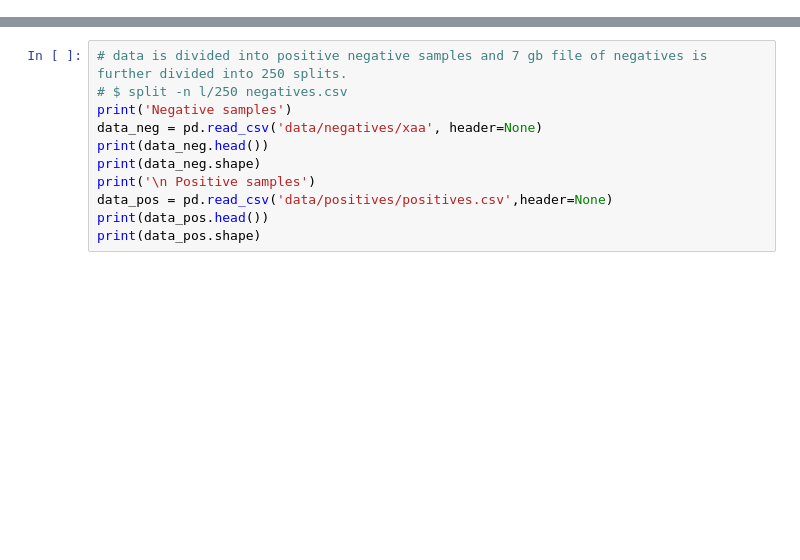
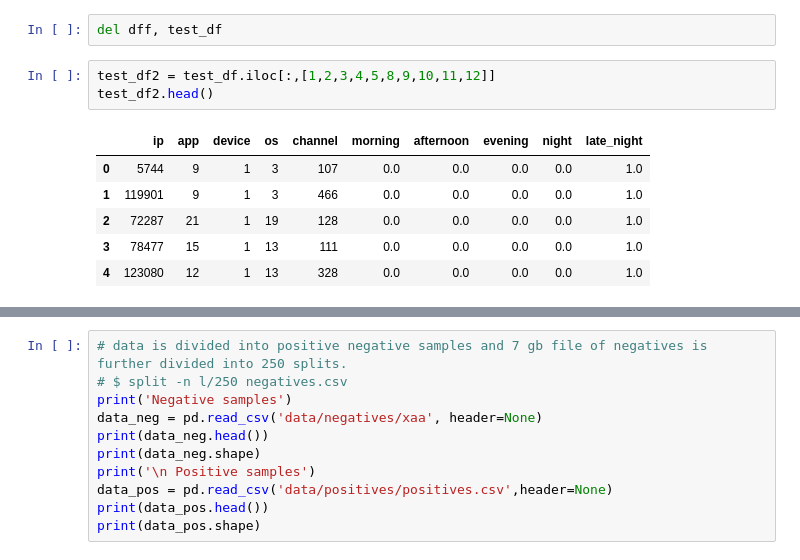
Before and after one commit to harsh306/Kaggle_TalkingData_imbalanced, a Jupyter notebook: kaggle.ipynb, the cells around one changed output, grey strips where cells are left out. Saved outputs shown, nothing was run; the diff lists cells and outputs as text; blank space fills up the shorter version.

```diff
--- a/kaggle.ipynb
+++ b/kaggle.ipynb
@@ -12,0 +48,12 @@ import pprint
+# %%
+del dff, test_df
+# %%
+test_df2 = test_df.iloc[:,[1,2,3,4,5,8,9,10,11,12]]
+test_df2.head()
+# %% [output]
+|  | ip | app | device | os | channel | morning | afternoon | evening | night | late_night |
+| 0 | 5744 | 9 | 1 | 3 | 107 | 0.0 | 0.0 | 0.0 | 0.0 | 1.0 |
+| 1 | 119901 | 9 | 1 | 3 | 466 | 0.0 | 0.0 | 0.0 | 0.0 | 1.0 |
+| 2 | 72287 | 21 | 1 | 19 | 128 | 0.0 | 0.0 | 0.0 | 0.0 | 1.0 |
+| 3 | 78477 | 15 | 1 | 13 | 111 | 0.0 | 0.0 | 0.0 | 0.0 | 1.0 |
+| 4 | 123080 | 12 | 1 | 13 | 328 | 0.0 | 0.0 | 0.0 | 0.0 | 1.0 |
```
Also changed, not shown: parts of 23 cells of this notebook, 2 other files.
